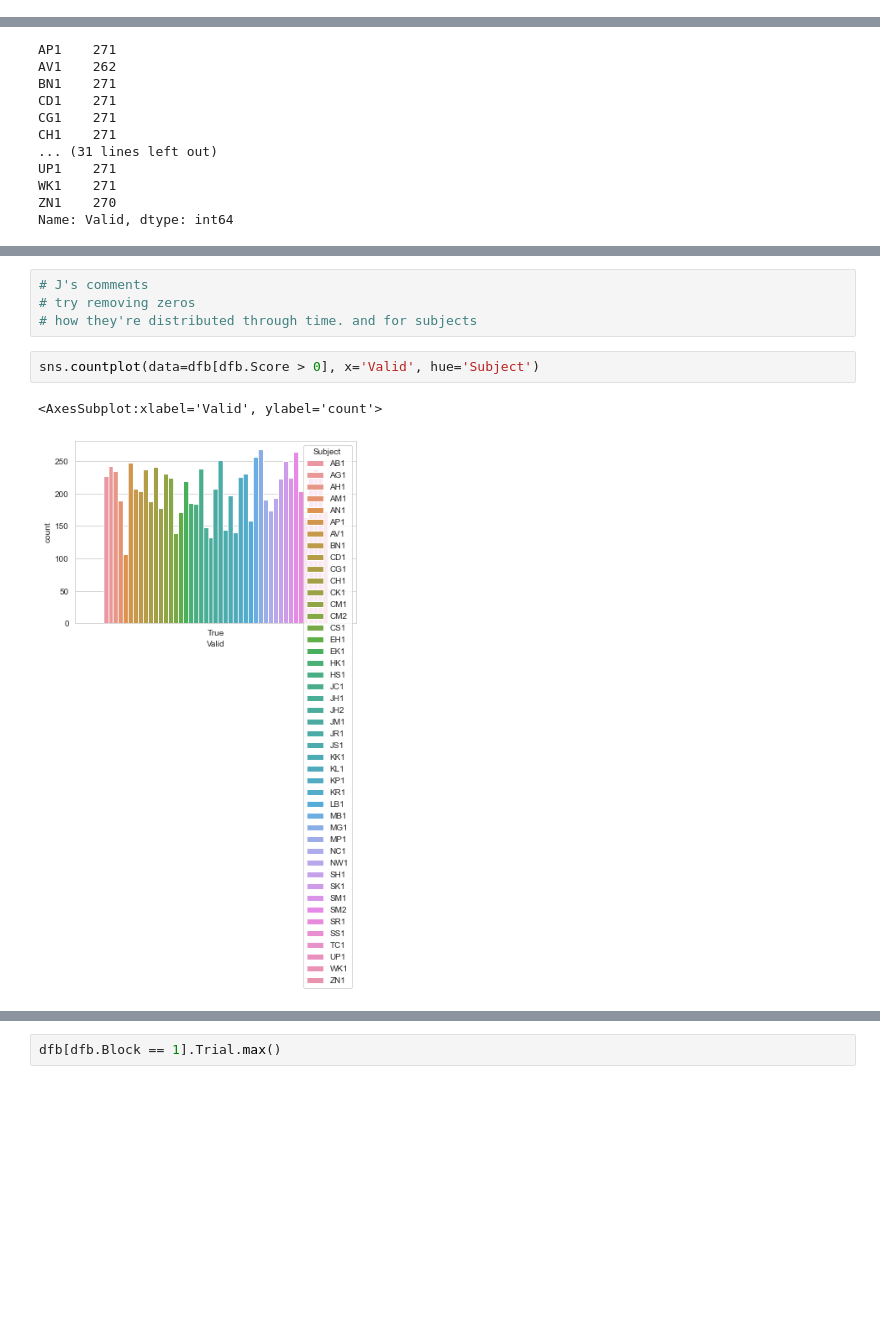
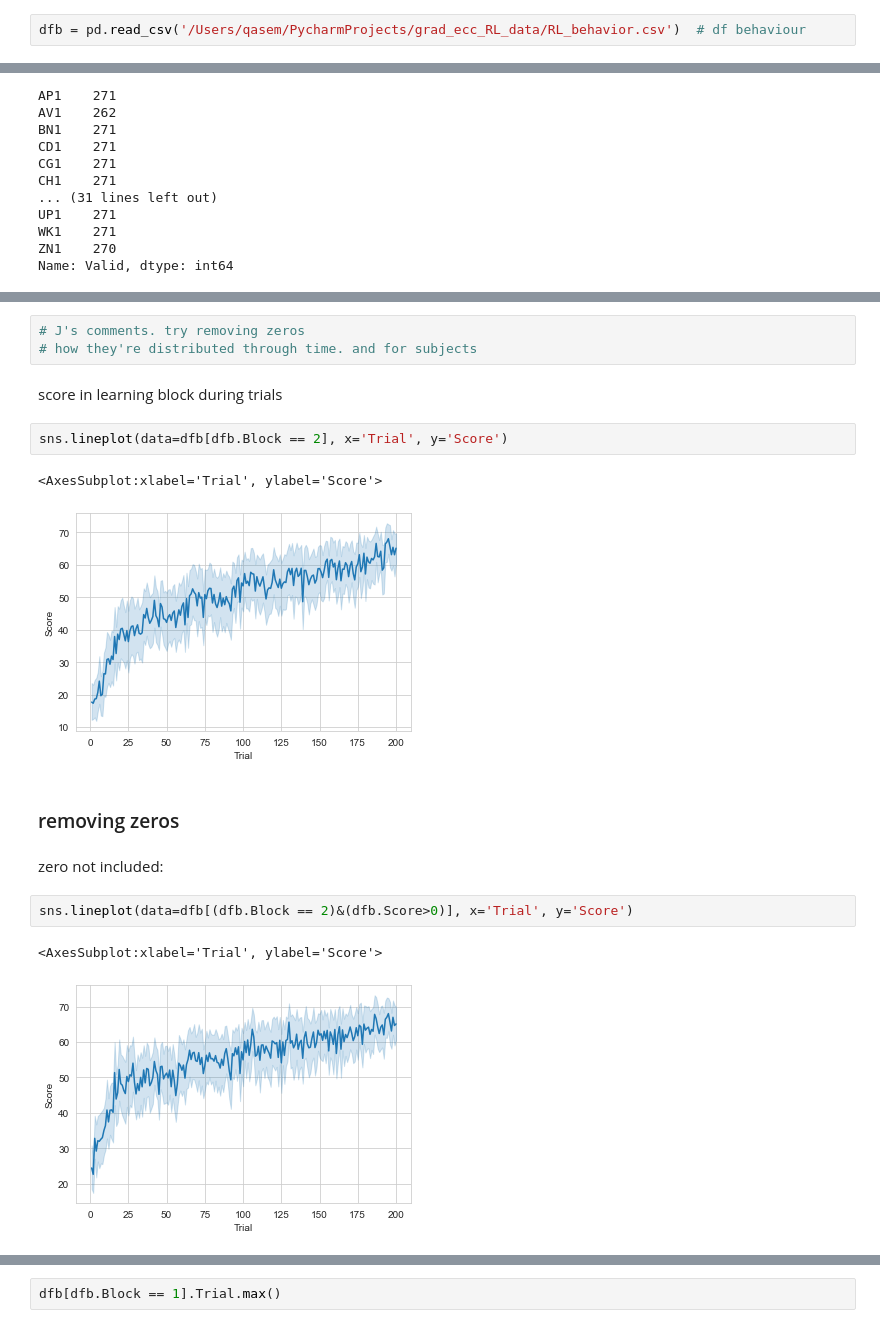
Before and after one commit to qniksefat/gradecc, a Jupyter notebook: notebooks/behavioral.ipynb, the cells around one changed output, grey strips where cells are left out. Saved outputs shown, nothing was run; the diff lists cells and outputs as text; blank space fills up the shorter version.

Commit message:
behavioural score analysis

```diff
--- a/notebooks/behavioral.ipynb
+++ b/notebooks/behavioral.ipynb
@@ -10 +6,3 @@ dfb = pd.read_csv(path.join(data_outside, 'RL_behavior.csv'))
+# %%
+dfb = pd.read_csv('/Users/qasem/PycharmProjects/grad_ecc_RL_data/RL_behavior.csv')  # df behaviour
 # %%
@@ -212,9 +202,19 @@ Name: Valid, dtype: int64
 # %%
-# J's comments
-# try removing zeros
+# J's comments. try removing zeros
 # how they're distributed through time. and for subjects
+# %% [markdown]
+score in learning block during trials
+# %%
+sns.lineplot(data=dfb[dfb.Block == 2], x='Trial', y='Score')
+# %% [output]
+<AxesSubplot:xlabel='Trial', ylabel='Score'>
+[figure, added]
+# %% [markdown]
+### removing zeros
+# %% [markdown]
+zero not included:
 # %%
-sns.countplot(data=dfb[dfb.Score > 0], x='Valid', hue='Subject')
+sns.lineplot(data=dfb[(dfb.Block == 2)&(dfb.Score>0)], x='Trial', y='Score')
 # %% [output]
-<AxesSubplot:xlabel='Valid', ylabel='count'>
+<AxesSubplot:xlabel='Trial', ylabel='Score'>
-[figure, old version]
+[figure, new version]
```
Also changed, not shown: parts of 162 cells of this notebook.
